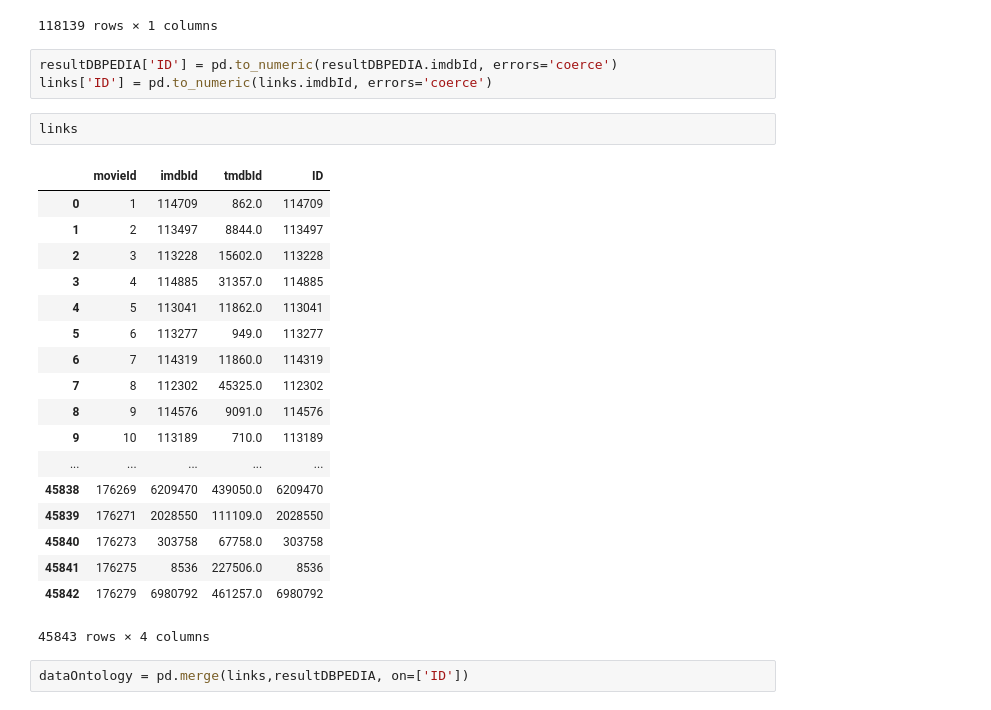
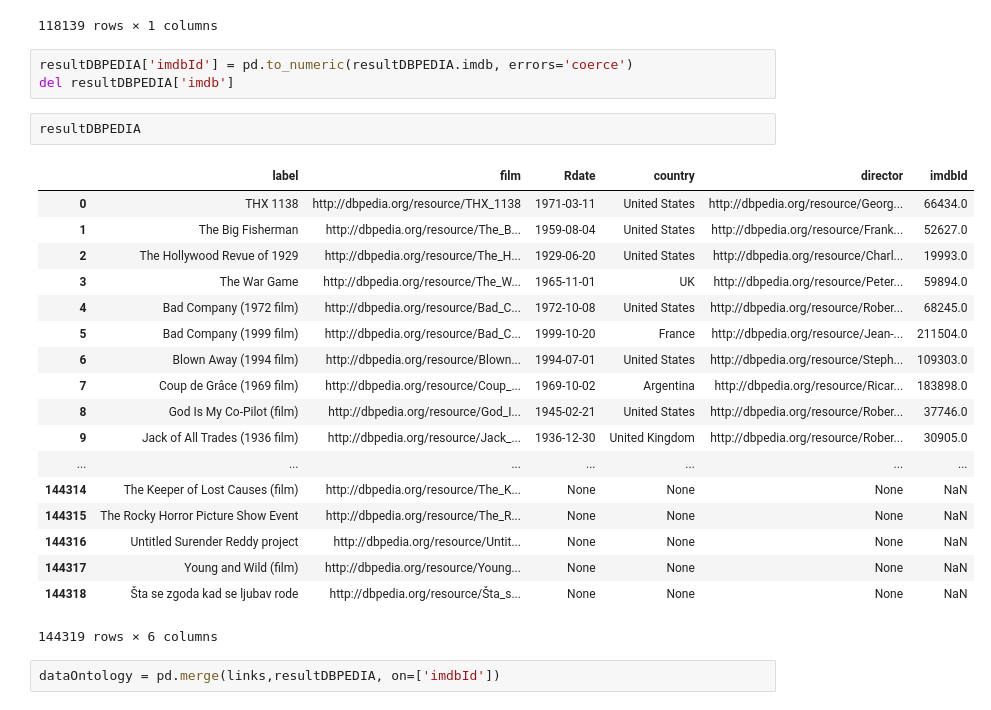
Before and after one commit to sergioperezf/mine4201-taller3, a Jupyter notebook: Taller 3.ipynb, the cells around one changed output. Saved outputs shown, nothing was run; the diff lists cells and outputs as text.

```diff
--- a/Taller 3.ipynb
+++ b/Taller 3.ipynb
@@ -307,32 +307,32 @@ fd
 | 144317 | None |
 | 144318 | None |
 118139 rows × 1 columns
-# %%
-resultDBPEDIA['ID'] = pd.to_numeric(resultDBPEDIA.imdbId, errors='coerce')
-links['ID'] = pd.to_numeric(links.imdbId, errors='coerce')
-# %%
-links
-# %% [output]
-|  | movieId | imdbId | tmdbId | ID |
-| 0 | 1 | 114709 | 862.0 | 114709 |
-| 1 | 2 | 113497 | 8844.0 | 113497 |
-| 2 | 3 | 113228 | 15602.0 | 113228 |
-| 3 | 4 | 114885 | 31357.0 | 114885 |
-| 4 | 5 | 113041 | 11862.0 | 113041 |
-| 5 | 6 | 113277 | 949.0 | 113277 |
-| 6 | 7 | 114319 | 11860.0 | 114319 |
-| 7 | 8 | 112302 | 45325.0 | 112302 |
-| 8 | 9 | 114576 | 9091.0 | 114576 |
-| 9 | 10 | 113189 | 710.0 | 113189 |
-| ... | ... | ... | ... | ... |
-| 45838 | 176269 | 6209470 | 439050.0 | 6209470 |
-| 45839 | 176271 | 2028550 | 111109.0 | 2028550 |
-| 45840 | 176273 | 303758 | 67758.0 | 303758 |
-| 45841 | 176275 | 8536 | 227506.0 | 8536 |
-| 45842 | 176279 | 6980792 | 461257.0 | 6980792 |
-45843 rows × 4 columns
+# %%
+resultDBPEDIA['imdbId'] = pd.to_numeric(resultDBPEDIA.imdb, errors='coerce')
+del resultDBPEDIA['imdb']
+# %%
+resultDBPEDIA
+# %% [output]
+|  | label | film | Rdate | country | director | imdbId |
+| 0 | THX 1138 | http://dbpedia.org/resource/THX_1138 | 1971-03-11 | United States | http://dbpedia.org/resource/Georg... | 66434.0 |
+| 1 | The Big Fisherman | http://dbpedia.org/resource/The_B... | 1959-08-04 | United States | http://dbpedia.org/resource/Frank... | 52627.0 |
+| 2 | The Hollywood Revue of 1929 | http://dbpedia.org/resource/The_H... | 1929-06-20 | United States | http://dbpedia.org/resource/Charl... | 19993.0 |
+| 3 | The War Game | http://dbpedia.org/resource/The_W... | 1965-11-01 | UK | http://dbpedia.org/resource/Peter... | 59894.0 |
+| 4 | Bad Company (1972 film) | http://dbpedia.org/resource/Bad_C... | 1972-10-08 | United States | http://dbpedia.org/resource/Rober... | 68245.0 |
+| 5 | Bad Company (1999 film) | http://dbpedia.org/resource/Bad_C... | 1999-10-20 | France | http://dbpedia.org/resource/Jean-... | 211504.0 |
+| 6 | Blown Away (1994 film) | http://dbpedia.org/resource/Blown... | 1994-07-01 | United States | http://dbpedia.org/resource/Steph... | 109303.0 |
+| 7 | Coup de Grâce (1969 film) | http://dbpedia.org/resource/Coup_... | 1969-10-02 | Argentina | http://dbpedia.org/resource/Ricar... | 183898.0 |
+| 8 | God Is My Co-Pilot (film) | http://dbpedia.org/resource/God_I... | 1945-02-21 | United States | http://dbpedia.org/resource/Rober... | 37746.0 |
+| 9 | Jack of All Trades (1936 film) | http://dbpedia.org/resource/Jack_... | 1936-12-30 | United Kingdom | http://dbpedia.org/resource/Rober... | 30905.0 |
+| ... | ... | ... | ... | ... | ... | ... |
+| 144314 | The Keeper of Lost Causes (film) | http://dbpedia.org/resource/The_K... | None | None | None | NaN |
+| 144315 | The Rocky Horror Picture Show Event | http://dbpedia.org/resource/The_R... | None | None | None | NaN |
+| 144316 | Untitled Surender Reddy project | http://dbpedia.org/resource/Untit... | None | None | None | NaN |
+| 144317 | Young and Wild (film) | http://dbpedia.org/resource/Young... | None | None | None | NaN |
+| 144318 | Šta se zgoda kad se ljubav rode | http://dbpedia.org/resource/Šta_s... | None | None | None | NaN |
+144319 rows × 6 columns
 # %%
-dataOntology = pd.merge(links,resultDBPEDIA, on=['ID'])
+dataOntology = pd.merge(links,resultDBPEDIA, on=['imdbId'])
 # %%
 dataOntology
 # %% [output]
```
Also changed, not shown: parts of 32 cells of this notebook.
